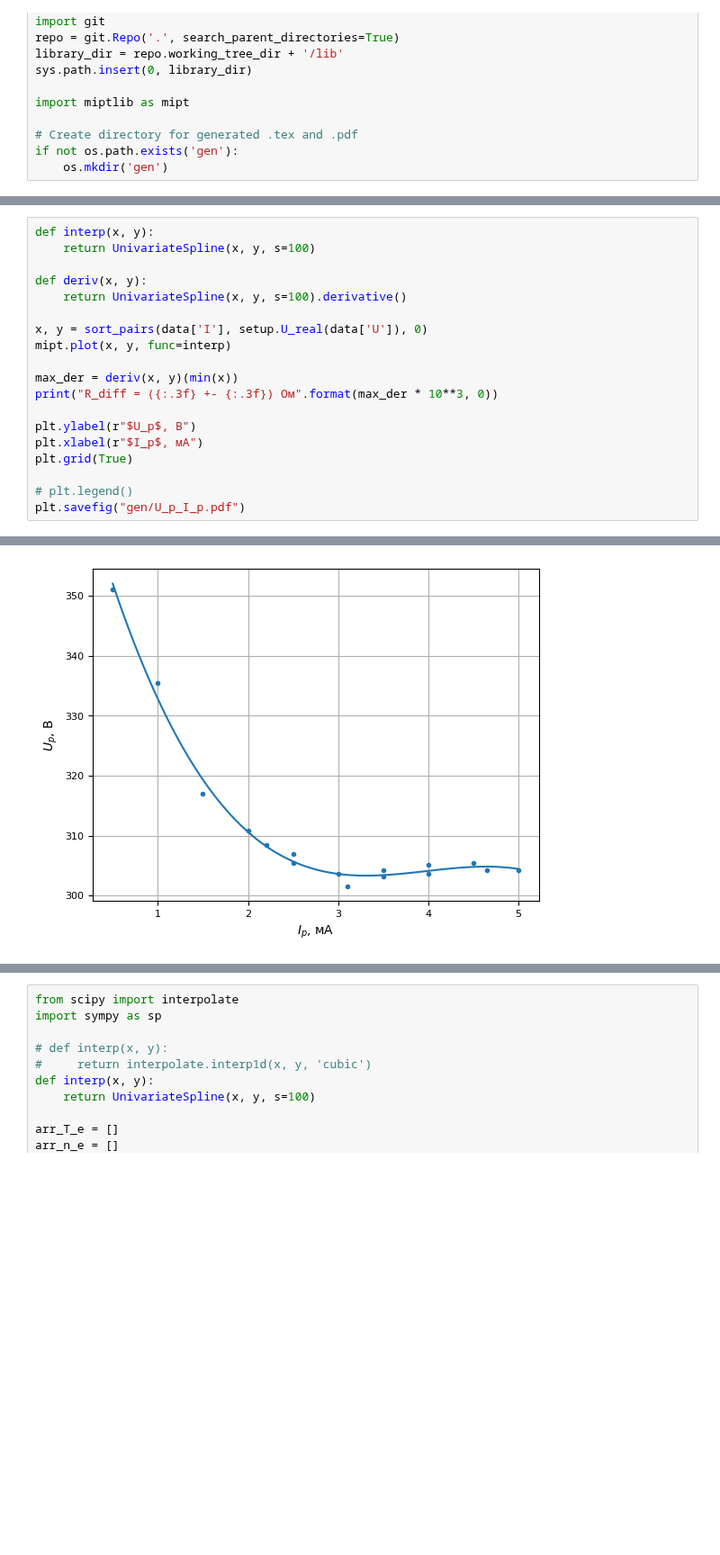
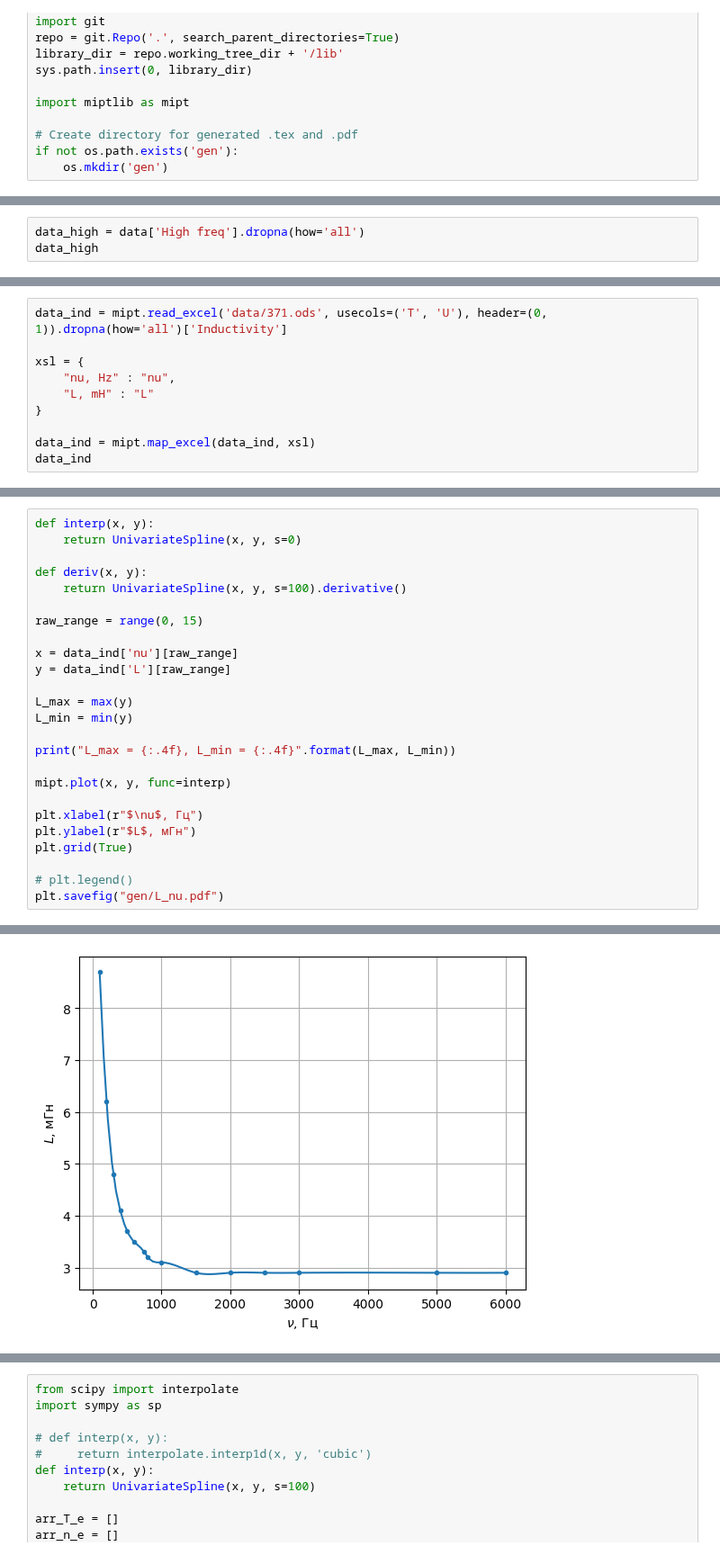
Before and after one commit to futherus/mipt_lab, a Jupyter notebook: 3.7.1/Simankovich_Maslov/371.ipynb, the cells around one changed output, grey strips where cells are left out. Shown at 90% size. Cells and saved outputs as stored; diff of their text form; blank space fills up the shorter version.

```diff
--- a/3.7.1/Simankovich_Maslov/371.ipynb
+++ b/3.7.1/Simankovich_Maslov/371.ipynb
@@ -79,0 +225,3 @@ data
+# %%
+data_high = data['High freq'].dropna(how='all')
+data_high
@@ -79,0 +281,10 @@ data
+# %%
+data_ind = mipt.read_excel('data/371.ods', usecols=('T', 'U'), header=(0, 1)).dropna(how='all')['Inductivity']
+
+xsl = {
+    "nu, Hz" : "nu",
+    "L, mH" : "L"
+}
+
+data_ind = mipt.map_excel(data_ind, xsl)
+data_ind
@@ -80,20 +309,26 @@ data
 # %%
 def interp(x, y):
-    return UnivariateSpline(x, y, s=100)
+    return UnivariateSpline(x, y, s=0)
 
 def deriv(x, y):
     return UnivariateSpline(x, y, s=100).derivative()
 
-x, y = sort_pairs(data['I'], setup.U_real(data['U']), 0)
+raw_range = range(0, 15)
+
+x = data_ind['nu'][raw_range]
+y = data_ind['L'][raw_range]
+
+L_max = max(y)
+L_min = min(y)
+
+print("L_max = {:.4f}, L_min = {:.4f}".format(L_max, L_min))
+
 mipt.plot(x, y, func=interp)
 
-max_der = deriv(x, y)(min(x))
-print("R_diff = ({:.3f} +- {:.3f}) Ом".format(max_der * 10**3, 0))
-
-plt.ylabel(r"$U_p$, В")
-plt.xlabel(r"$I_p$, мА")
+plt.xlabel(r"$\nu$, Гц")
+plt.ylabel(r"$L$, мГн")
 plt.grid(True)
 
 # plt.legend()
-plt.savefig("gen/U_p_I_p.pdf")
+plt.savefig("gen/L_nu.pdf")
 # %% [output]
@@ -101 +336 @@ R_diff = (-44789.680 +- 0.000) Ом
-[figure, old version]
+[figure, new version]
```
Also changed, not shown: parts of 25 cells of this notebook, 5 other files.
